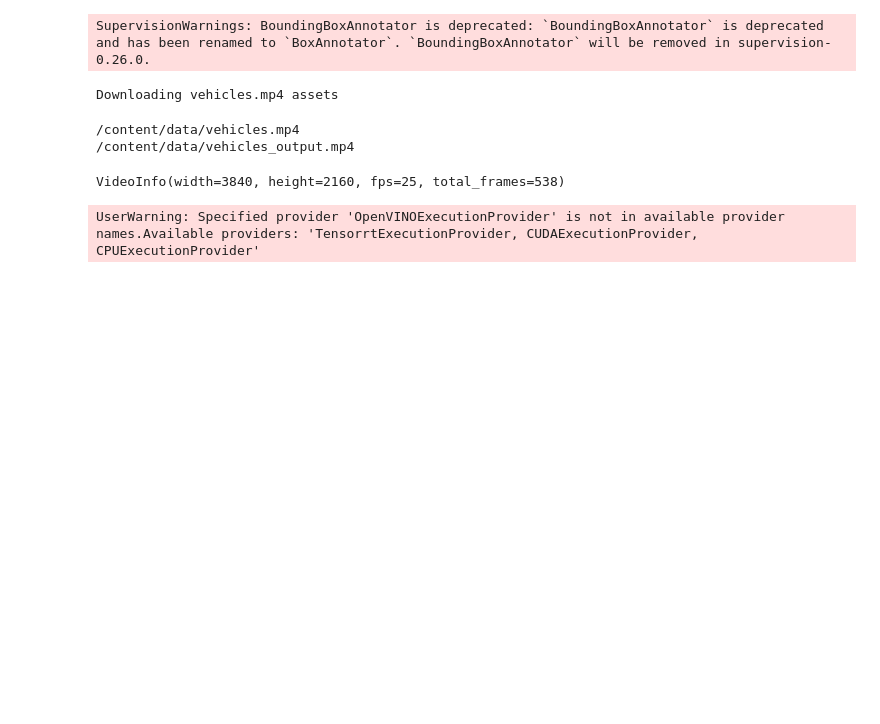
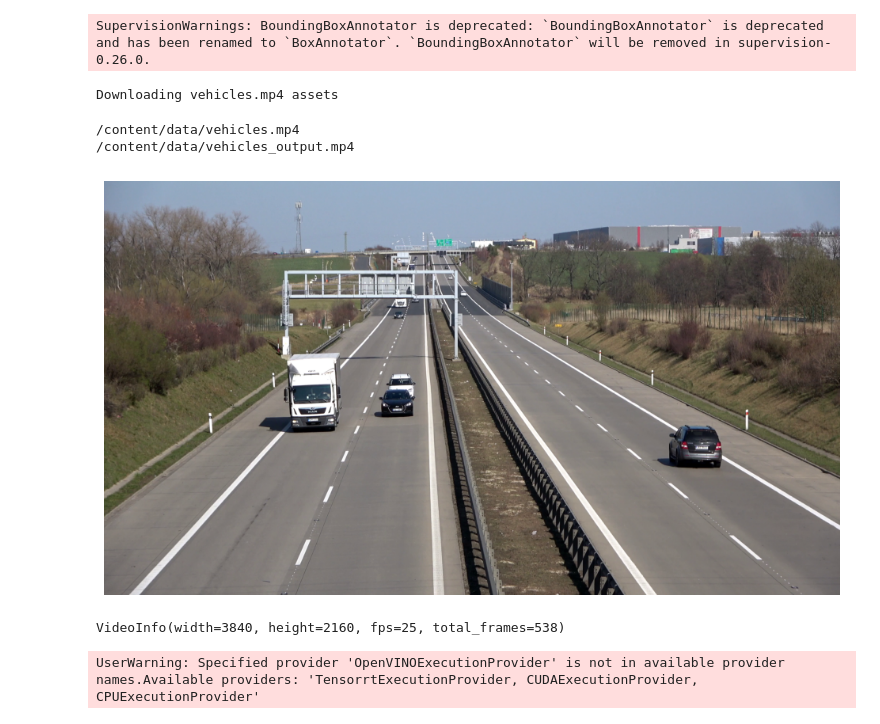
Before and after one commit to theviderlab/computer_vision, a Jupyter notebook: speed_estimation.ipynb, the cells around one changed output. Saved outputs shown, nothing was run; the diff lists cells and outputs as text; code cells hidden in the pictures; blank space fills up the shorter version.

```diff
--- a/speed_estimation.ipynb
+++ b/speed_estimation.ipynb
@@ -215,6 +215,12 @@ def draw_paths_on_road(
             )
 
         return road
+# %%
+frame_generator = sv.get_video_frames_generator(VIDEO_INPUT_PATH)
+frame = next(frame_generator)
+sv.plot_image(frame)
+# %% [output]
+[figure, added]
 # %%
 video_info = sv.VideoInfo.from_video_path(video_path=VIDEO_INPUT_PATH)
 print(video_info)
```
